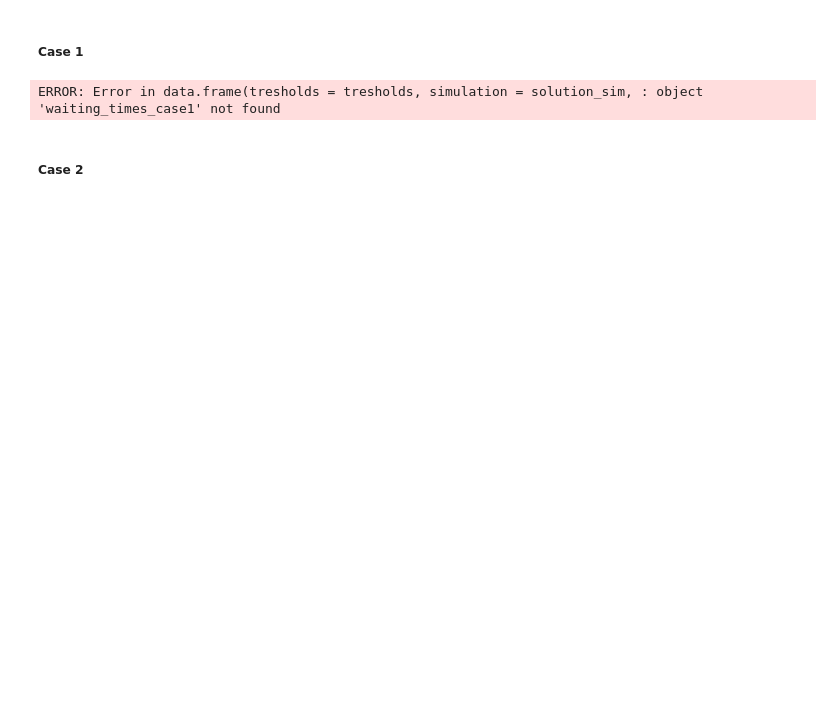
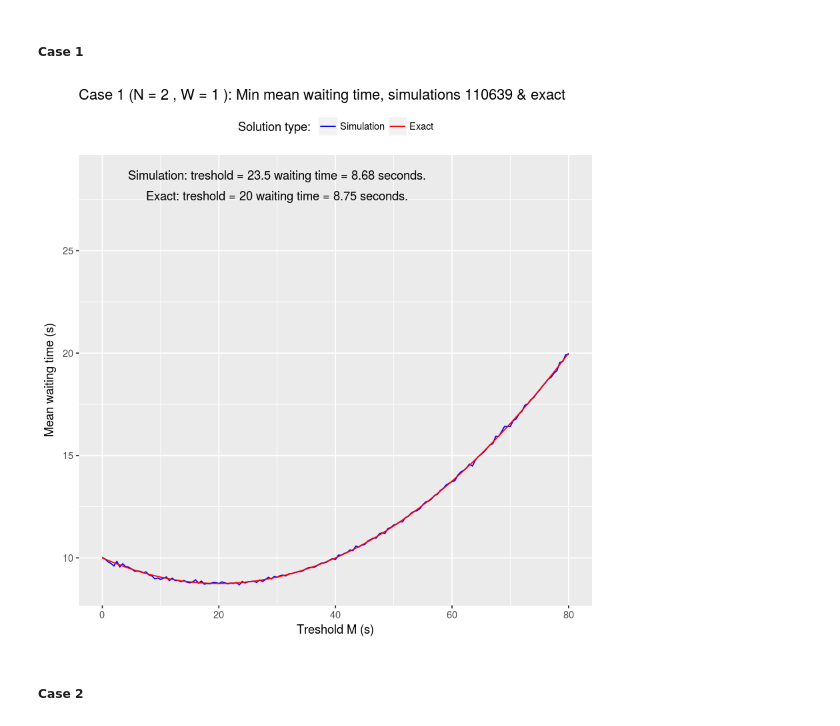
Before and after one commit to yurimejia/waiting_times, a Jupyter notebook: problem_3.ipynb, the cells around one changed output. Saved outputs shown, nothing was run; the diff lists cells and outputs as text; code cells hidden in the pictures; blank space fills up the shorter version.

```diff
--- a/problem_3.ipynb
+++ b/problem_3.ipynb
@@ -327,13 +328,14 @@ waiting_times_case1 = sapply(tresholds_M, function(M){
 # %%
 Plot_solution(
     tresholds = tresholds_M,
     solution_sim = waiting_times_case1,
     solution_exact = Exact1(tresholds_M),
-    title = paste('Case 1 (N =', N, '& W =', W, '): Minimize mean waiting time, simulations',
-                  num_simulations,
-                  '& exact solution'))
+    title = paste('Case 1 (N =', N, ', W =', W,
+                  '): Min mean waiting time, simulations',
+                  J,
+                  '& exact'))
 # %% [output]
-ERROR: Error in data.frame(tresholds = tresholds, simulation = solution_sim, : object 'waiting_times_case1' not found
+[figure, added]
 # %% [markdown]
 ##### Case 2
 # %%
```
Also changed, not shown: parts of 2 cells of this notebook, 1 other file.
